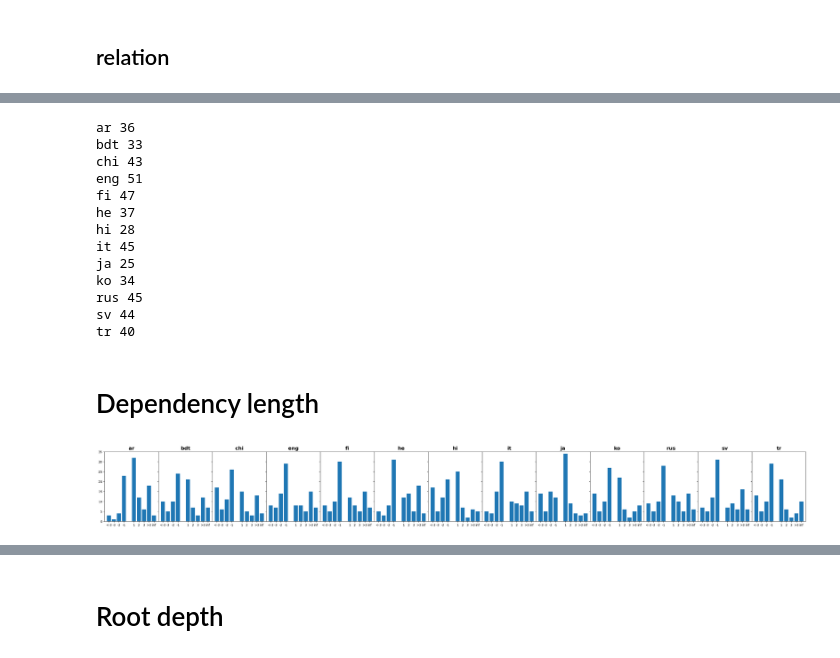
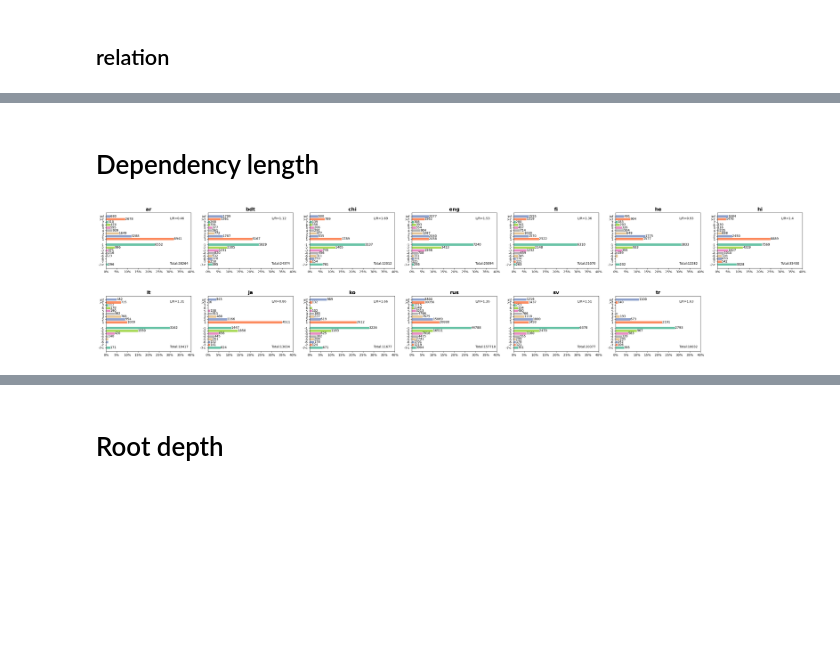
Before and after one commit to Derinhelm/treebank_statistics, a Jupyter notebook: treebank_stat.ipynb, the cells around one changed output, grey strips where cells are left out. Cells and saved outputs as stored; diff of their text form; code cells hidden in the pictures; blank space fills up the shorter version.

```diff
--- a/treebank_stat.ipynb
+++ b/treebank_stat.ipynb
@@ -540,0 +399,2 @@ all_colors = colormaps['tab20b'].colors[7:] + colormaps['tab20b'].colors[:7]
+# %%
+all_colors = colormaps['tab20b'].colors + colormaps['tab20c'].colors
@@ -541,3 +405,5 @@ all_colors = colormaps['tab20b'].colors[7:] + colormaps['tab20b'].colors[:7]
+# %%
+relation_border = 0.05
 # %%
 all_rels = set()
 for lang in languages:
@@ -555,10 +421,10 @@ relation amount with rate >= 5%:19
 # %%
-x_count = 1
-y_count = 13
-f, ax = plt.subplots(x_count, y_count, figsize=(40, 4))
+x_count = 2
+y_count = 7
+f, ax = plt.subplots(x_count, y_count, figsize=(40, 10))
 
-plt.subplots_adjust(wspace=0.4, hspace=0)
-#ax[-1, -1].axis('off')
+plt.subplots_adjust(wspace=0.2, hspace=0.3)
+ax[-1, -1].axis('off')
 #ax[-1, -2].axis('off')
 for i, lang in enumerate(languages):
     cur_ax = get_ax(ax, i, x_count, y_count)
@@ -567,7 +433,7 @@ for i, lang in enumerate(languages):
     relation_dict = {}
     other = 0
     for label, value in pos_counter.items():
-        if value / pos_amount < 0.05:
+        if value / pos_amount < relation_border:
             other += value
         else:
             relation_dict[label] = value
@@ -576,9 +442,9 @@ for i, lang in enumerate(languages):
     labels.append("OTHER")
     values.append(other)
     colors = [rel_colors[label] for label in labels]
-    cur_ax.pie(values, labels=labels, autopct=lambda d: f"{d:.0f}%",
+    cur_ax.pie(values, labels=labels, autopct=lambda d: f"{d * pos_amount / 100:.0f} \n {d:.0f}%",
                labeldistance=1.02, counterclock=False, startangle=90,
-               colors=colors)
+               colors=colors, radius=1.2, pctdistance=0.8)
     cur_ax.set_title(lang, size=16, weight="bold")
 
 plt.savefig('imgs/relation_pies.eps', format='eps', dpi=300, bbox_inches='tight')
@@ -588,47 +454,49 @@ plt.show()
-# %%
-for lang in languages:
-  print(lang, len(set(node_df_dict[lang]['relation'])))
-# %% [output]
-ar 36
-bdt 33
-chi 43
-eng 51
-fi 47
-he 37
-hi 28
-it 45
-ja 25
-ko 34
-rus 45
-sv 44
-tr 40
 # %% [markdown]
 # Dependency length
 # %%
 from collections import Counter
 # %%
-x_count = 1
-y_count = 13
-f, ax = plt.subplots(x_count, y_count, figsize=(40, 4), sharey=True)
+x_count = 2
+y_count = 7
+f, ax = plt.subplots(x_count, y_count, figsize=(40, 8))
+ax[-1, -1].axis('off')
+x_values = list(range(0, 45, 5))
+plt.setp(ax, xticks=x_values, xticklabels=[f"{x}%" for x in x_values])
 
-plt.subplots_adjust(wspace=0, hspace=0.2)
+border = 7
+
+plt.subplots_adjust(wspace=0.2, hspace=0.5)
 for i, lang in enumerate(languages):
     cur_ax = get_ax(ax, i, x_count, y_count)
     lang_dep_length = Counter((node_df_dict[lang]['id'].astype('int64') -
                             node_df_dict[lang]['parent_id'].astype('int64').replace(0, float('-inf'))))
-    x = list(range(-3, 0)) + list(range(1, 4))
+    x = list(range(-border, 0)) + list(range(1, border + 1))
     total_lang = lang_dep_length.total()
     dep_lang = [round(lang_dep_length[i] / total_lang * 100, 0) for i in x]
-    less = round(sum(v for (k, v) in lang_dep_length.items() if k < -3) / total_lang * 100, 0)
-    great = round(sum(v for (k, v) in lang_dep_length.items() if k > 3 and k != float('inf')) / total_lang * 100, 0)
-    inf = round(lang_dep_length[float("inf")] / total_lang * 100, 0)
+    abs_less = sum(v for (k, v) in lang_dep_length.items() if k < -border)
+    less = round(abs_less / total_lang * 100, 0)
+    abs_great = sum(v for (k, v) in lang_dep_length.items() if k > border and k != float('inf'))
+    great = round(abs_great / total_lang * 100, 0)
+    abs_inf = lang_dep_length[float("inf")]
+    inf = round(abs_inf / total_lang * 100, 0)
     more_depth = [less] + dep_lang + [great, inf]
-    cur_ax.bar([-4] + x + [4, 5], more_depth, tick_label= ["<-3"] + x + [">3", "inf"])
-    cur_ax.set_ylim([0, 35])
+    cur_ax.barh([-border - 1] + x + [border + 1, border + 2], more_depth,
+                tick_label= [f"-{border}<"] + x + [f">{border}", "inf"], color=colors)
+    cur_ax.set_xlim([0, 40])
+    l_r = round(((node_df_dict[lang]['id'].astype('int64') < node_df_dict[lang]['parent_id'].astype('int64')) & (node_df_dict[lang]['parent_id'] != "0")).sum()
+          /  ((node_df_dict[lang]['id'].astype('int64') > node_df_dict[lang]['parent_id'].astype('int64')) & (node_df_dict[lang]['parent_id'] != "0")).sum(), 2)
+    cur_ax.text(30, border + 1, f"L/R={l_r}")
+    cur_ax.text(30, -border - 1, f"Total:{total_lang}")
 
+    cur_ax.text(less, -border - 1.25, str(abs_less))
+    cur_ax.text(great, border + 0.75, str(abs_great))
+    cur_ax.text(inf, border + 1.75, str(abs_inf))
+    for index, value in zip(x, dep_lang):
+        if lang_dep_length[index] > 100:
+            cur_ax.text(value, index - 0.25, lang_dep_length[index])
     cur_ax.set_title(lang, size=16, weight="bold")
 
 plt.savefig('imgs/dependency_length.eps', format='eps', dpi=300, bbox_inches='tight')
 plt.show()
 # %% [output]
-[figure, old version]
+[figure, new version]
```
Also changed, not shown: parts of 35 cells of this notebook.
